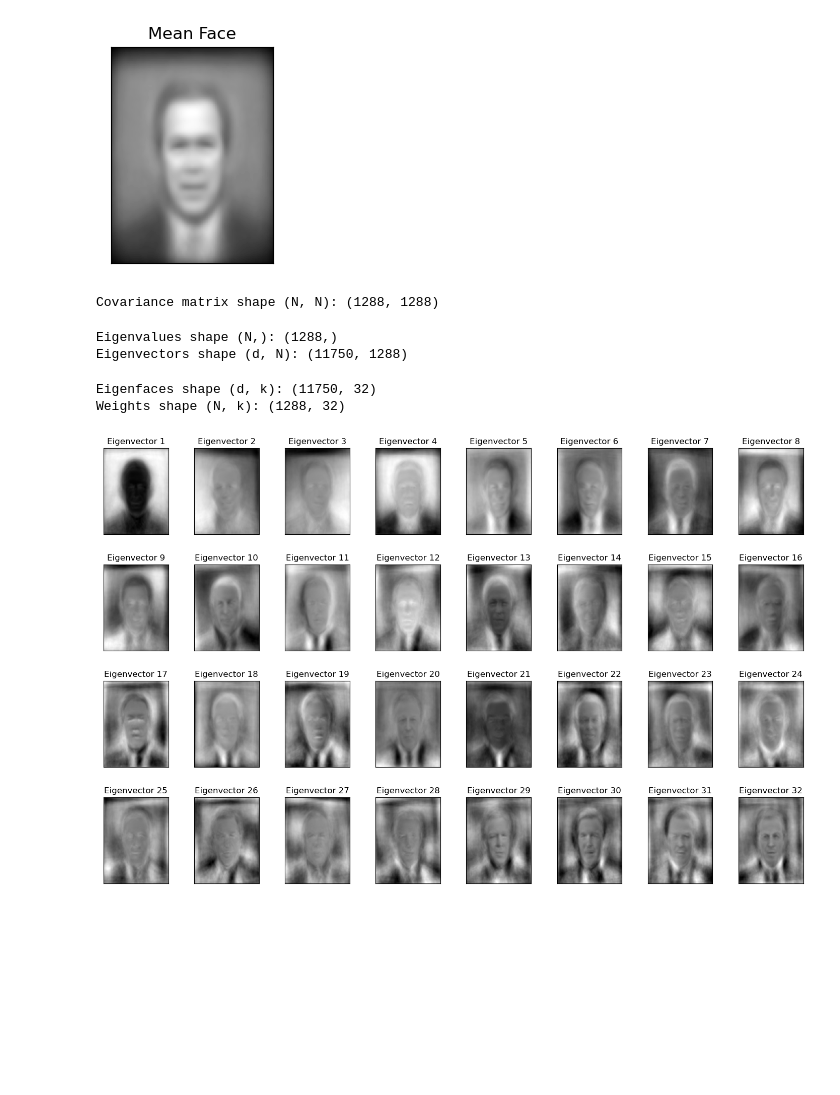
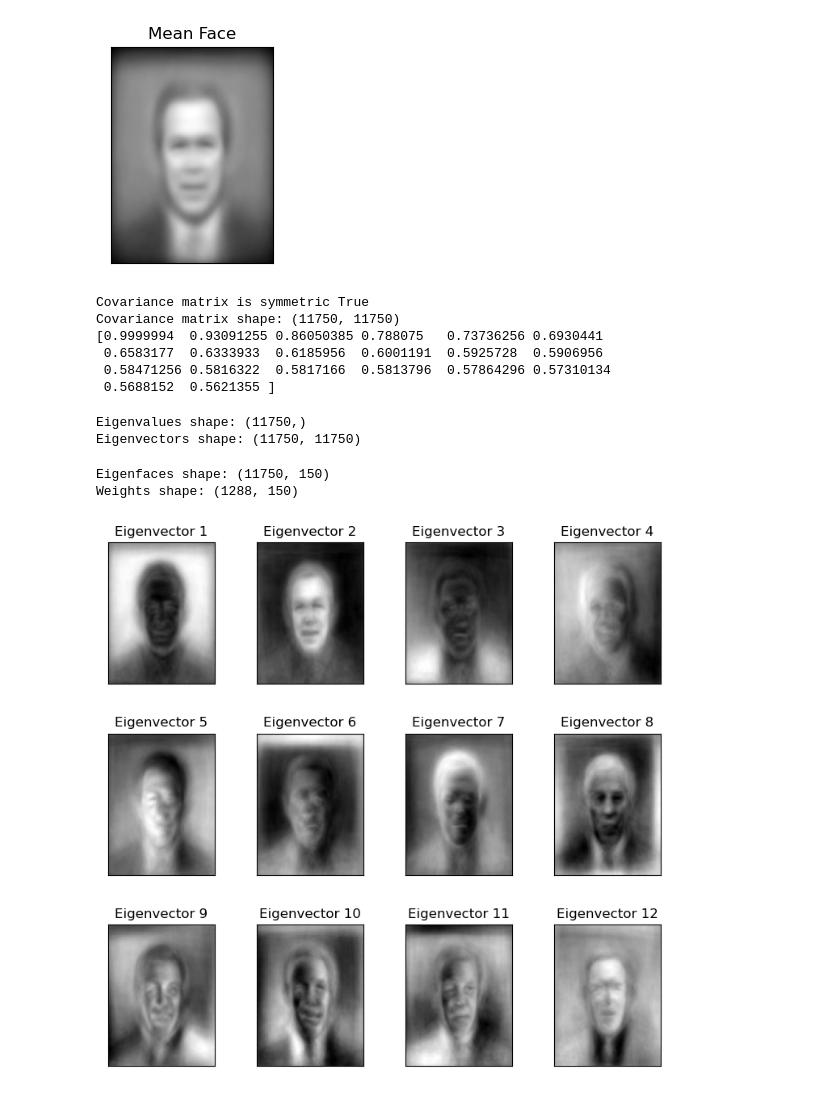
Before and after one commit to YRT777/7404-eigenfaces-elderversion, a Jupyter notebook: eigenfaces.ipynb, the cells around one changed output. Drawn from its saved outputs; the diff is of its cells as text; code cells hidden in the pictures; blank space fills up the shorter version.

Commit message:
Use dxd instead of NxN covariance matrix

```diff
--- a/eigenfaces.ipynb
+++ b/eigenfaces.ipynb
@@ -87,6 +89,11 @@ plot_gallery([mean], ["Mean Face"], n_row=1, n_col=1)
 # %% [output]
 Mean face shape: (11750,)
 [figure]
+# %%
+# Standardize features
+scaler = StandardScaler()
+X = scaler.fit_transform(X)
+mean = mean_face(X)
 # %%
 def cov_matrix(X, mean):
     """ Compute the covariance matrix  """
@@ -99,32 +110,51 @@ def cov_matrix(X, mean):
 # %%
 cov = cov_matrix(X, mean)
-print("Covariance matrix shape (N, N):", cov.shape)
+is_symmetric = np.allclose(cov, cov.T)
+print("Covariance matrix is symmetric", is_symmetric)
+print("Covariance matrix shape:", cov.shape)
+print(cov[0][:20])
 # %% [output]
-Covariance matrix shape (N, N): (1288, 1288)
+Covariance matrix is symmetric True
+Covariance matrix shape: (11750, 11750)
+[0.9999994  0.93091255 0.86050385 0.788075   0.73736256 0.6930441
+ 0.6583177  0.6333933  0.6185956  0.6001191  0.5925728  0.5906956
+ 0.58471256 0.5816322  0.5817166  0.5813796  0.57864296 0.57310134
+ 0.5688152  0.5621355 ]
 # %%
 def eigen(X, mean):
     """ Compute the eigenvalues and eigenvectors """
-   # Compute covariance matrix
+    # Compute covariance matrix
     cov = cov_matrix(X, mean)
     # Compute normalized eigenvectors and eigenvalues of covariance matrix
-    eigval, eigvec = LA.eig(cov)
+    # https://numpy.org/doc/stable/reference/generated/numpy.linalg.eigh.html#numpy.linalg.eigh
+    # eigh: 3m 6s, eig: 8m 14s
+    if not os.path.exists('eigval.npy') or not os.path.exists('eigvec.npy'):
+        eigval, eigvec = LA.eigh(cov)
+        # Save eigenvalues and eigenvectors
+        np.save('eigval.npy', eigval)
+        np.save('eigvec.npy', eigvec)
+    else:
+        eigval = np.load('eigval.npy')
+        eigvec = np.load('eigvec.npy')
+    return eigval, eigvec
 
-    # Convert to the original eigenvectors, (d, N)
-    eigvec = np.dot(X.T, eigvec)
-    # Get norms of each row
-    row_norm = LA.norm(eigvec, axis=1)
-    # Reshape to broadcast
-    eigvec = eigvec / row_norm.reshape(-1, 1)
-    return eigval, eigvec
+    # eigval, eigvec = LA.eigh(cov)
+    # # Convert to the original eigenvectors, (d, N)
+    # eigvec = np.dot(X.T, eigvec)
+    # # Get norms of each row
+    # row_norm = LA.norm(eigvec, axis=1)
+    # # Reshape to broadcast
+    # eigvec = eigvec / row_norm.reshape(-1, 1)
+    # return eigval, eigvec
 # %%
 eigval, eigvec = eigen(X, mean)
-print("Eigenvalues shape (N,):", eigval.shape)
-print("Eigenvectors shape (d, N):", eigvec.shape)
+print("Eigenvalues shape:", eigval.shape)
+print("Eigenvectors shape:", eigvec.shape)
 # %% [output]
-Eigenvalues shape (N,): (1288,)
-Eigenvectors shape (d, N): (11750, 1288)
+Eigenvalues shape: (11750,)
+Eigenvectors shape: (11750, 11750)
 # %%
-def PCA(X, mean, k):
+def PCA(X, mean, k=150):
     """ Principal components analysis with top k components """
     eigval, eigvec = eigen(X, mean)
     # Sort eigenvectors by eigenvalues in descending order
@@ -134,16 +164,15 @@ def PCA(X, mean, k):
     weights = np.dot(X - mean, eigface)
     return eigface, weights
 # %%
-k = 32
-eigface, weights = PCA(X, mean, k)
-print("Eigenfaces shape (d, k):", eigface.shape)
-print("Weights shape (N, k):", weights.shape)
+eigface, weights = PCA(X, mean)
+print("Eigenfaces shape:", eigface.shape)
+print("Weights shape:", weights.shape)
 # Visualization of principal components
-plot_gallery(eigface.T, ["Eigenvector %d" % i for i in range(1, k+1)], n_row=4, n_col=8)
+plot_gallery(eigface[:,:12].T, ["Eigenvector %d" % i for i in range(1, 13)])
 # %% [output]
-Eigenfaces shape (d, k): (11750, 32)
-Weights shape (N, k): (1288, 32)
+Eigenfaces shape: (11750, 150)
+Weights shape: (1288, 150)
-[figure, old version]
+[figure, new version]
 # %%
 def project(X, mean, eigface):
     """ Project input image onto eigenfaces """
```
Also changed, not shown: parts of 9 cells of this notebook, 2 other files.
